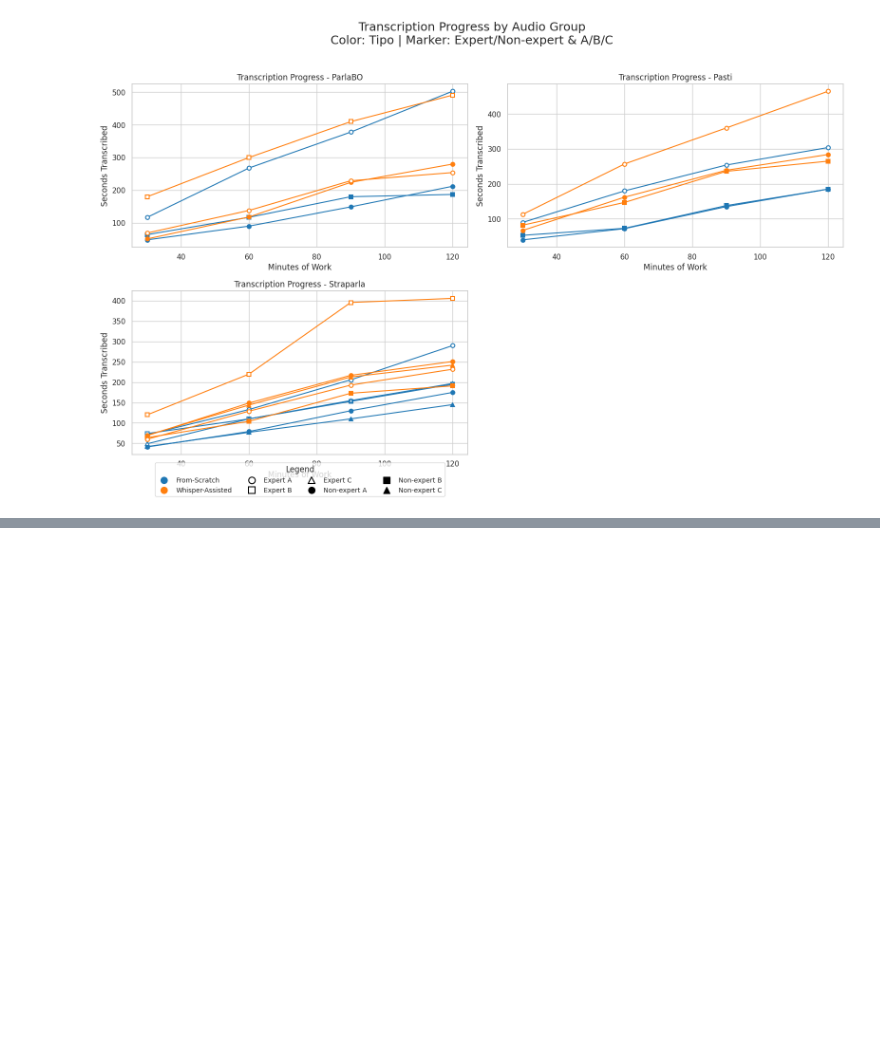
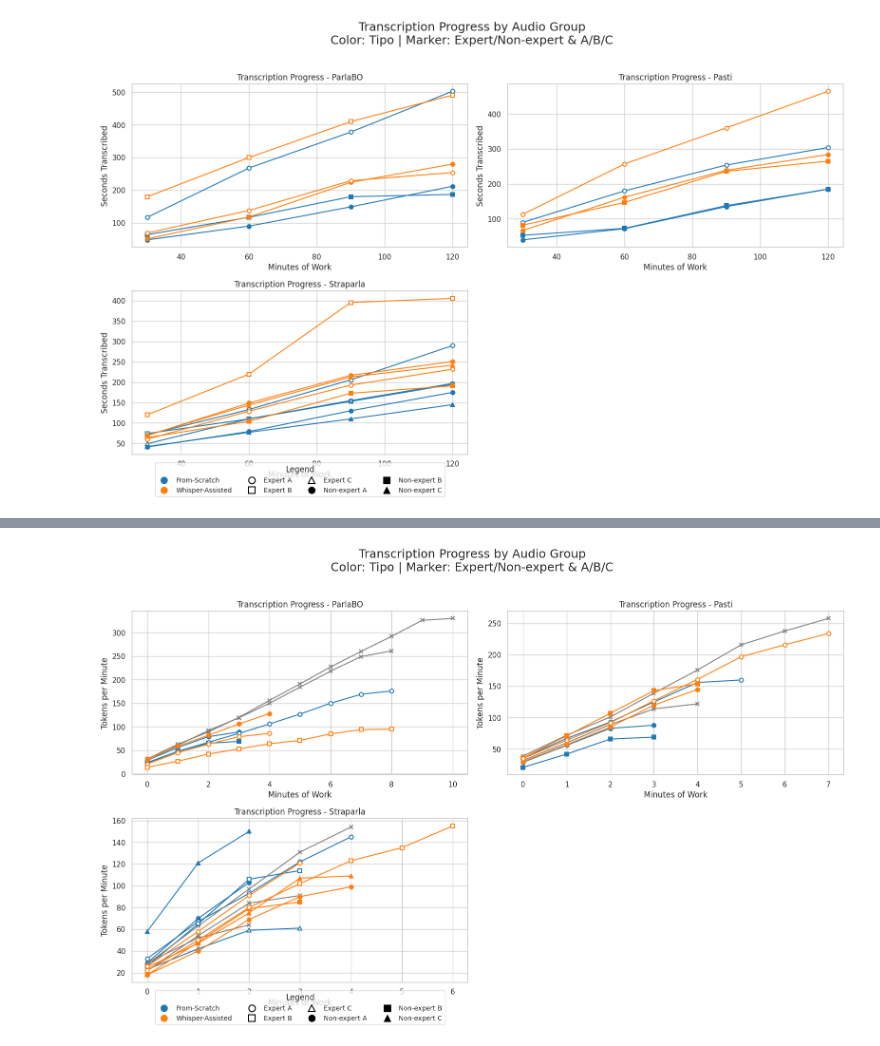
Before and after one commit to LaboratorioSperimentale/asr-assisted-transcription, a Jupyter notebook: data_analysis/prova_ludovica.ipynb, the cells around one changed output, grey strips where cells are left out. Cells and saved outputs as stored; diff of their text form; code cells hidden in the pictures; blank space fills up the shorter version.

```diff
--- a/data_analysis/prova_ludovica.ipynb
+++ b/data_analysis/prova_ludovica.ipynb
@@ -204,0 +209,99 @@ plt.show()
+# %%
+# Grouped statistics
+grouped_stats = df.groupby(['Tipo', 'Esperto', 'Audio']).mean(numeric_only=True).reset_index()
+
+# Melt the token-per-minute columns
+melted = pd.melt(
+    grouped_stats,
+    id_vars=['Tipo', 'Esperto', 'Audio'],
+    value_vars=[f"num_tu::{i}" for i in range(0, 11)],
+    var_name='Time',
+    value_name='TranscribedTokens'
+)
+melted['Minutes'] = melted['Time'].str.extract('(\d+)').astype(int)
+
+# Group audios
+def group_audio(audio_name):
+    match = re.match(r"([A-Za-z]+(?:[A-Z]{2})?)", audio_name)
+    return match.group(1) if match else audio_name
+
+melted['AudioGroup'] = melted['Audio'].apply(group_audio)
+
+# Extract version (A/B/C)
+def extract_version(audio_name):
+    match = re.search(r'_([ABC])$', audio_name)
+    return match.group(1) if match else 'A'
+
+melted['AudioVersion'] = melted['Audio'].apply(extract_version)
+
+# Plot style settings
+sns.set(style="whitegrid")
+color_map = {
+    "From-Scratch": "tab:blue",
+    "Whisper-Assisted": "tab:orange",
+    "Revised": "tab:gray"
+}
+marker_style_map = {
+    ('sì', 'A'): ('o', 'none'),
+    ('sì', 'B'): ('s', 'none'),
+    ('sì', 'C'): ('^', 'none'),
+    ('no', 'A'): ('o', 'full'),
+    ('no', 'B'): ('s', 'full'),
+    ('no', 'C'): ('^', 'full')
+}
+
+# Plotting
+unique_groups = melted['AudioGroup'].unique()
+cols = 2
+rows = (len(unique_groups) + 1) // cols
+plt.figure(figsize=(16, 5 * rows))
+
+for i, group in enumerate(unique_groups, 1):
+    plt.subplot(rows, cols, i)
+    subset = melted[melted['AudioGroup'] == group]
+    for key, grp in subset.groupby(['Tipo', 'Esperto', 'Audio', 'AudioVersion']):
+        tipo, esperto, audio, version = key
+        label = f"{esperto}-{version}-{audio}"
+        color = color_map.get(tipo, 'gray')
+        marker, fill = marker_style_map.get((esperto, version), ('x', 'full'))
+        facecolor = 'white' if fill == 'none' else color
+        edgecolor = color
+
+        # Replace zeros with NaN to skip plotting them
+        y_vals = np.where(grp['TranscribedTokens'] > 0, grp['TranscribedTokens'], np.nan)
+
+        plt.plot(
+            grp['Minutes'],
+            y_vals,
+            label=label,
+            color=color,
+            marker=marker,
+            markerfacecolor=facecolor,
+            markeredgecolor=edgecolor,
+            markeredgewidth=1.5,
+            linestyle='-'
+        )
+    plt.title(f"Transcription Progress - {group}")
+    plt.xlabel("Minutes of Work")
+    plt.ylabel("Tokens per Minute")
+    plt.grid(True)
+    plt.tight_layout()
+
+# Custom legend
+legend_elements = [
+    Line2D([0], [0], marker='o', color='tab:blue', label='From-Scratch', markersize=10, linestyle=''),
+    Line2D([0], [0], marker='o', color='tab:orange', label='Whisper-Assisted', markersize=10, linestyle=''),
+    Line2D([0], [0], marker='o', color='black', markerfacecolor='white', markeredgewidth=1.5, label='Expert A', linestyle='', markersize=10),
+    Line2D([0], [0], marker='s', color='black', markerfacecolor='white', markeredgewidth=1.5, label='Expert B', linestyle='', markersize=10),
+    Line2D([0], [0], marker='^', color='black', markerfacecolor='white', markeredgewidth=1.5, label='Expert C', linestyle='', markersize=10),
+    Line2D([0], [0], marker='o', color='black', markerfacecolor='black', label='Non-expert A', linestyle='', markersize=10),
+    Line2D([0], [0], marker='s', color='black', markerfacecolor='black', label='Non-expert B', linestyle='', markersize=10),
+    Line2D([0], [0], marker='^', color='black', markerfacecolor='black', label='Non-expert C', linestyle='', markersize=10),
+]
+
+plt.legend(handles=legend_elements, loc='upper center', bbox_to_anchor=(0.5, -0.03), ncol=4, fontsize='small', title="Legend")
+plt.suptitle("Transcription Progress by Audio Group\nColor: Tipo | Marker: Expert/Non-expert & A/B/C", fontsize=18, y=1.02)
+plt.tight_layout()
+plt.show()
+# %% [output]
+[figure, added]
```
Also changed, not shown: parts of 3 cells of this notebook.
